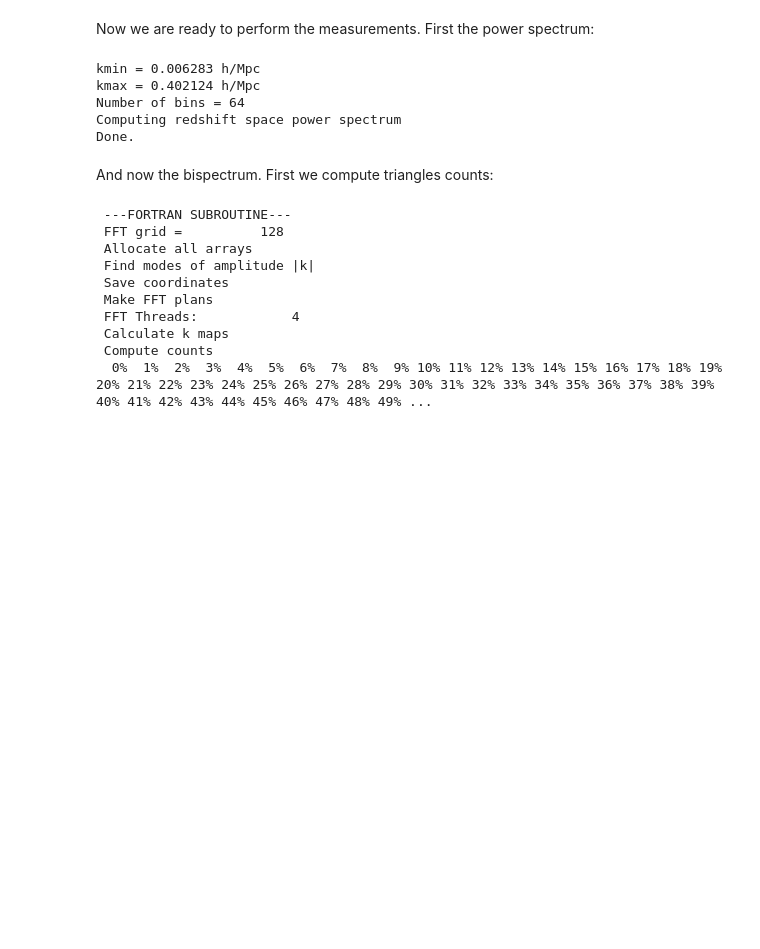
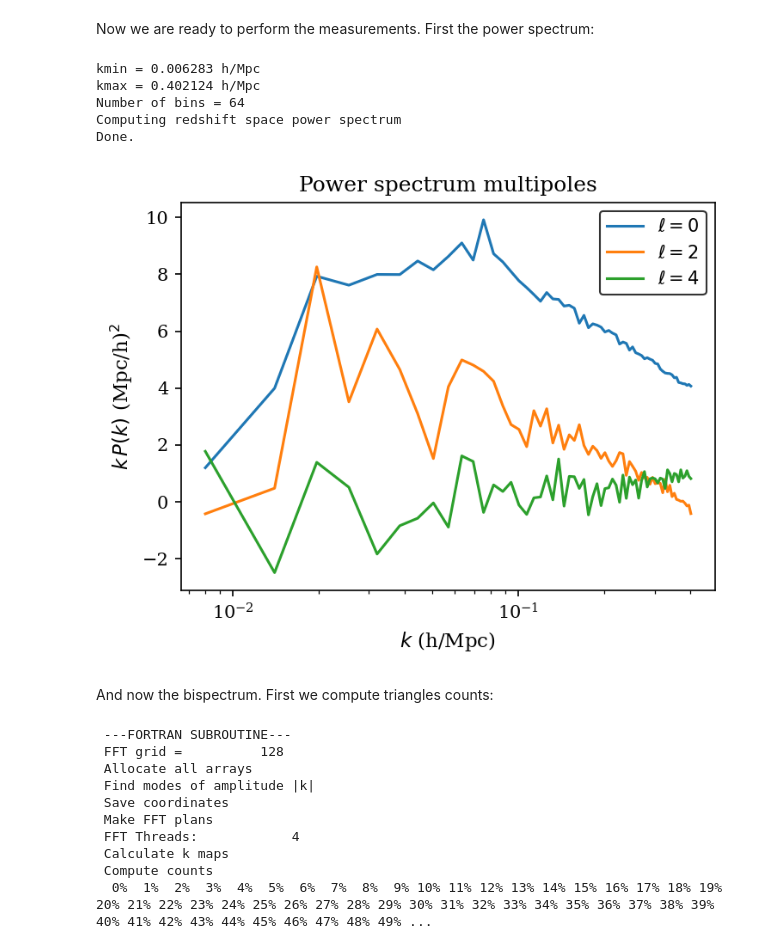
Before and after one commit to matteobiagetti/pbi4, a Jupyter notebook: Tutorials/Notebook/test.ipynb, the cells around one changed output. Saved outputs shown, nothing was run; the diff lists cells and outputs as text; code cells hidden in the pictures; blank space fills up the shorter version.

```diff
--- a/Tutorials/Notebook/test.ipynb
+++ b/Tutorials/Notebook/test.ipynb
@@ -113,6 +110,32 @@ kmax = 0.402124 h/Mpc
 Number of bins = 64
 Computing redshift space power spectrum
 Done.
+# %%
+#Plot aesthetics
+import matplotlib.pyplot as plt
+
+plt.rcParams['figure.dpi'] = 150
+plt.rcParams['savefig.dpi'] = 150
+plt.rcParams['font.family'] = 'serif'
+plt.rcParams['font.sans-serif'] = ['Verdana']
+plt.rcParams['legend.edgecolor'] = '0.0'
+plt.rcParams['figure.figsize'] = 5,4
+plt.rcParams.update({'figure.autolayout': True})
+# %%
+plt.plot(ps['avgk'],ps['avgk']*(ps['P0']-ps['PSN']), label=r'$\ell=0$')
+plt.plot(ps['avgk'],ps['avgk']*ps['P2'], label=r'$\ell=2$')
+plt.plot(ps['avgk'],ps['avgk']*ps['P4'], label=r'$\ell=4$')
+
+
+plt.ylabel('$k\,P(k)$ (Mpc/h)$^2$',fontsize=11)
+plt.xlabel('$k$ (h/Mpc)',fontsize=11)
+plt.xscale('log')
+
+plt.title('Power spectrum multipoles')
+plt.legend()
+plt.show()
+# %% [output]
+[figure, added]
 # %% [markdown]
 And now the bispectrum. First we compute triangles counts:
 # %%
```
Also changed, not shown: parts of 2 cells of this notebook.
